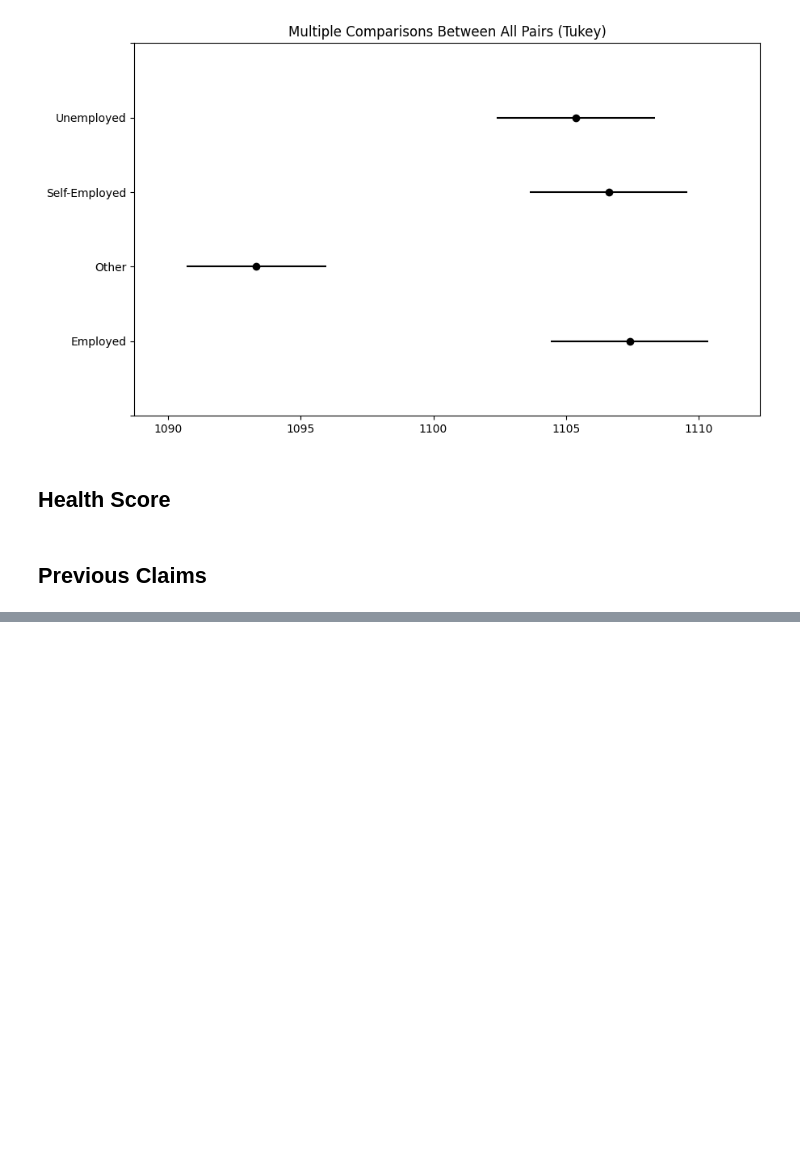
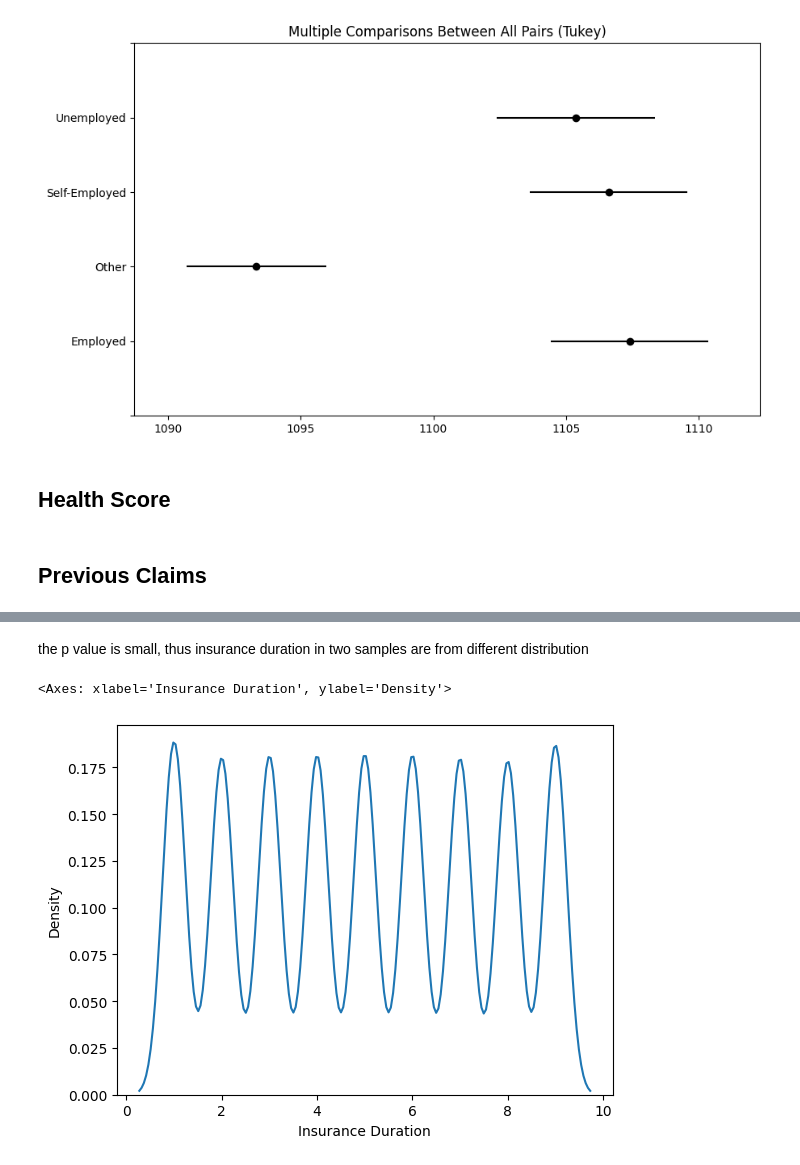
Before and after one commit to Anqi-Wang-aug/kaggle-competition-premium-regression, a Jupyter notebook: script.ipynb, the cells around one changed output, grey strips where cells are left out. Drawn from its saved outputs; the diff is of its cells as text; code cells hidden in the pictures; blank space fills up the shorter version.

```diff
--- a/script.ipynb
+++ b/script.ipynb
@@ -368,0 +368,10 @@ test['Previous Claims'].fillna(0, inplace=True)
+# %%
+null_credit = X.loc[X['Credit Score'].isnull()]
+non_null_credit = X.loc[~X['Credit Score'].isnull()]
+# %% [markdown]
+the p value is small, thus insurance duration in two samples are from different distribution
+# %%
+sns.kdeplot(null_credit['Insurance Duration'])
+# %% [output]
+<Axes: xlabel='Insurance Duration', ylabel='Density'>
+[figure, added]
```
Also changed, not shown: parts of 9 cells of this notebook.
